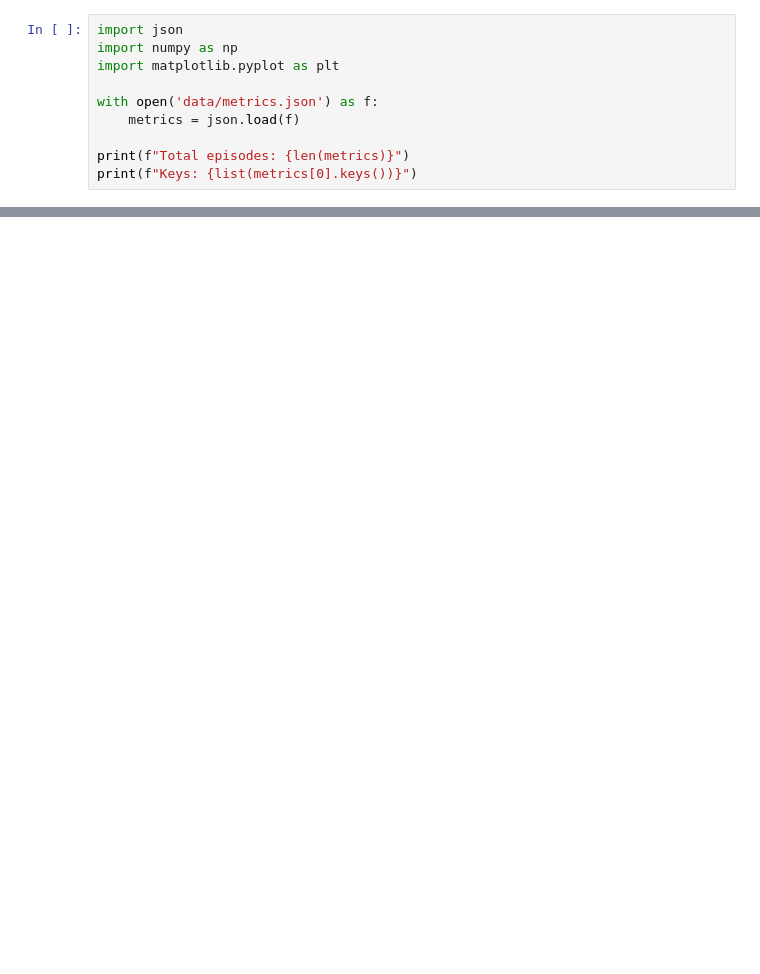
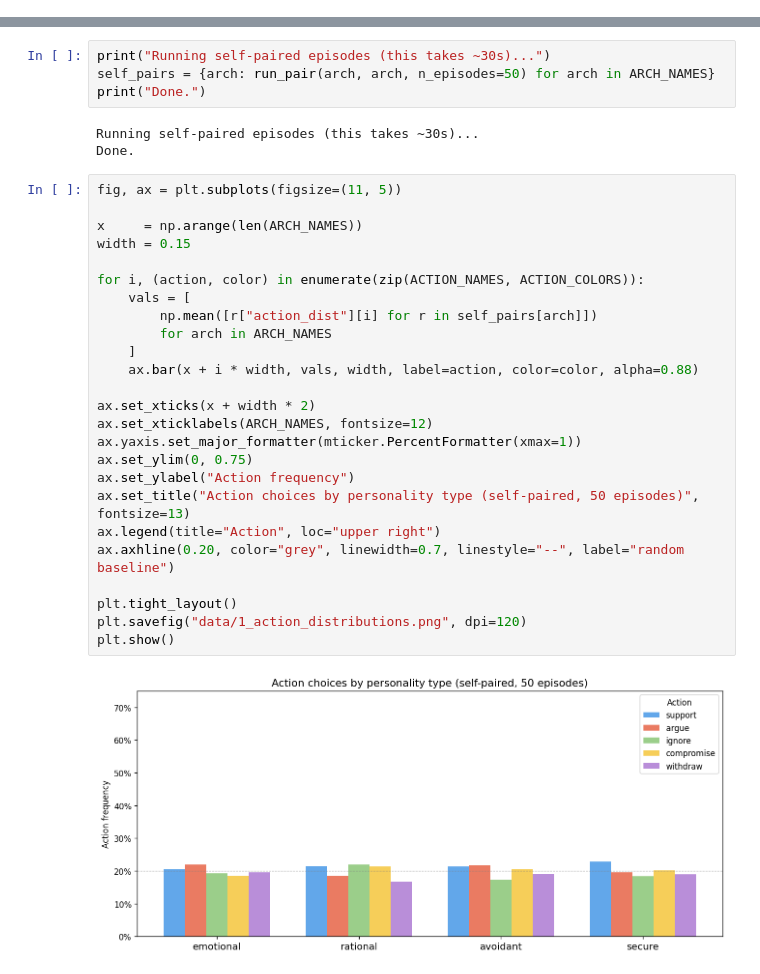
Before and after one commit to IrisXu307/AI-Romantic-Relationship-Simulator, a Jupyter notebook: analysis.ipynb, the cells around one changed output, grey strips where cells are left out. Drawn from its saved outputs; the diff is of its cells as text; blank space fills up the shorter version.

```diff
--- a/analysis.ipynb
+++ b/analysis.ipynb
@@ -1,10 +0,0 @@
-# %%
-import json
-import numpy as np
-import matplotlib.pyplot as plt
-
-with open('data/metrics.json') as f:
-    metrics = json.load(f)
-
-print(f"Total episodes: {len(metrics)}")
-print(f"Keys: {list(metrics[0].keys())}")
@@ -351,0 +156,34 @@ plt.show()
+# %%
+print("Running self-paired episodes (this takes ~30s)...")
+self_pairs = {arch: run_pair(arch, arch, n_episodes=50) for arch in ARCH_NAMES}
+print("Done.")
+# %% [output]
+Running self-paired episodes (this takes ~30s)...
+Done.
+# %%
+fig, ax = plt.subplots(figsize=(11, 5))
+
+x     = np.arange(len(ARCH_NAMES))
+width = 0.15
+
+for i, (action, color) in enumerate(zip(ACTION_NAMES, ACTION_COLORS)):
+    vals = [
+        np.mean([r["action_dist"][i] for r in self_pairs[arch]])
+        for arch in ARCH_NAMES
+    ]
+    ax.bar(x + i * width, vals, width, label=action, color=color, alpha=0.88)
+
+ax.set_xticks(x + width * 2)
+ax.set_xticklabels(ARCH_NAMES, fontsize=12)
+ax.yaxis.set_major_formatter(mticker.PercentFormatter(xmax=1))
+ax.set_ylim(0, 0.75)
+ax.set_ylabel("Action frequency")
+ax.set_title("Action choices by personality type (self-paired, 50 episodes)", fontsize=13)
+ax.legend(title="Action", loc="upper right")
+ax.axhline(0.20, color="grey", linewidth=0.7, linestyle="--", label="random baseline")
+
+plt.tight_layout()
+plt.savefig("data/1_action_distributions.png", dpi=120)
+plt.show()
+# %% [output]
+[figure, added]
```
Also changed, not shown: parts of 22 cells of this notebook, 9 other files.
